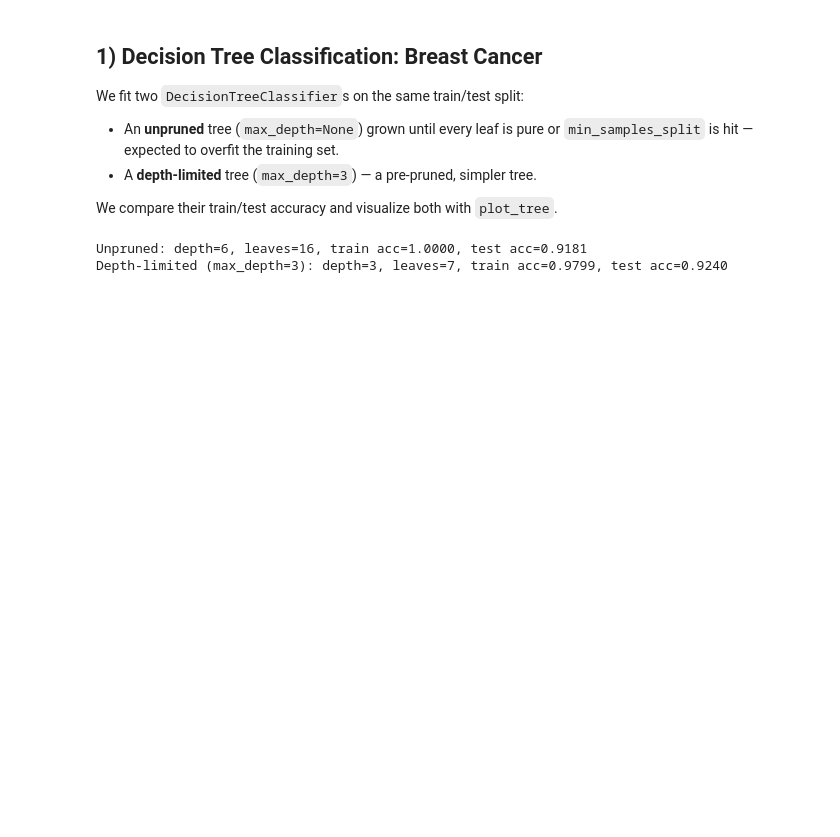
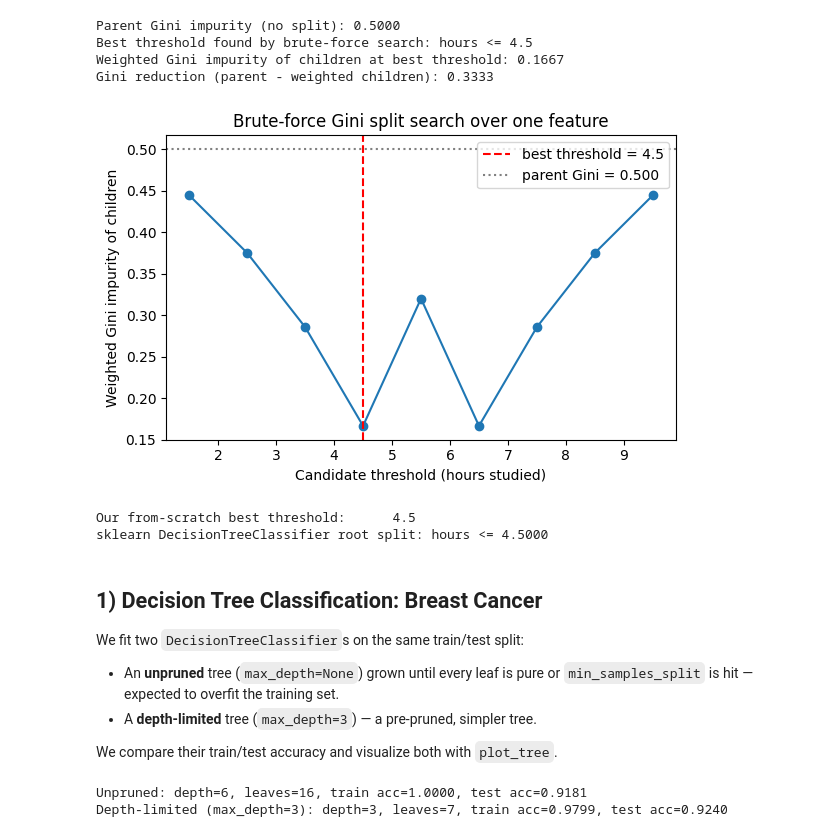
Before and after one commit to yash27007/python-bootcamp, a Jupyter notebook: 05-machine-learning/10-decision-tree/decision-tree.ipynb, the cells around one changed output. Cells and saved outputs as stored; diff of their text form; code cells hidden in the pictures; blank space fills up the shorter version.

Commit message:
Phase 1 Task 4: first-principles retrofit — decision tree, random forest

```diff
--- a/05-machine-learning/10-decision-tree/decision-tree.ipynb
+++ b/05-machine-learning/10-decision-tree/decision-tree.ipynb
@@ -18,3 +30,68 @@ from sklearn.metrics import accuracy_score, mean_squared_error, r2_score
+# %%
+def gini(y):
+    """Gini impurity of a label array: 1 - sum(p_i^2)."""
+    _, counts = np.unique(y, return_counts=True)
+    p = counts / counts.sum()
+    return 1 - np.sum(p ** 2)
+
+
+def weighted_gini_of_split(x_col, y, threshold):
+    """Weighted (by child size) Gini impurity of splitting x_col at `threshold` (x <= threshold -> left)."""
+    left_mask = x_col <= threshold
+    right_mask = ~left_mask
+    n_left, n_right, n = left_mask.sum(), right_mask.sum(), len(y)
+    if n_left == 0 or n_right == 0:
+        return np.inf  # not a real split
+    return (n_left / n) * gini(y[left_mask]) + (n_right / n) * gini(y[right_mask])
+
+
+def best_split_gini(x_col, y):
+    """Search all midpoint thresholds between sorted unique values; return the one with lowest weighted Gini."""
+    candidates = np.unique(x_col)
+    thresholds = (candidates[:-1] + candidates[1:]) / 2
+    scores = np.array([weighted_gini_of_split(x_col, y, t) for t in thresholds])
+    best_idx = np.argmin(scores)
+    return thresholds[best_idx], scores[best_idx], thresholds, scores
+
+
+# Toy dataset: hours studied -> pass(1)/fail(0)
+hours = np.array([1, 2, 3, 4, 5, 6, 7, 8, 9, 10], dtype=float)
+passed = np.array([0, 0, 0, 0, 1, 0, 1, 1, 1, 1])  # note the "6 -> fail" outlier
+
+parent_gini = gini(passed)
+best_t, best_score, thresholds, scores = best_split_gini(hours, passed)
+
+print(f"Parent Gini impurity (no split): {parent_gini:.4f}")
+print(f"Best threshold found by brute-force search: hours <= {best_t}")
+print(f"Weighted Gini impurity of children at best threshold: {best_score:.4f}")
+print(f"Gini reduction (parent - weighted children): {parent_gini - best_score:.4f}")
+# %% [output]
+Parent Gini impurity (no split): 0.5000
+Best threshold found by brute-force search: hours <= 4.5
+Weighted Gini impurity of children at best threshold: 0.1667
+Gini reduction (parent - weighted children): 0.3333
+# %%
+plt.figure(figsize=(6, 4))
+plt.plot(thresholds, scores, marker="o")
+plt.axvline(best_t, color="red", linestyle="--", label=f"best threshold = {best_t}")
+plt.axhline(parent_gini, color="gray", linestyle=":", label=f"parent Gini = {parent_gini:.3f}")
+plt.xlabel("Candidate threshold (hours studied)")
+plt.ylabel("Weighted Gini impurity of children")
+plt.title("Brute-force Gini split search over one feature")
+plt.legend()
+plt.tight_layout()
+plt.show()
+
+# Sanity check: does sklearn's own root-node split agree with our from-scratch search?
+stump = DecisionTreeClassifier(criterion="gini", max_depth=1, random_state=0)
+stump.fit(hours.reshape(-1, 1), passed)
+sklearn_threshold = stump.tree_.threshold[0]
+print(f"Our from-scratch best threshold:      {best_t}")
+print(f"sklearn DecisionTreeClassifier root split: hours <= {sklearn_threshold:.4f}")
+# %% [output]
+[figure, added]
+Our from-scratch best threshold:      4.5
+sklearn DecisionTreeClassifier root split: hours <= 4.5000
 # %% [markdown]
 ## 1) Decision Tree Classification: Breast Cancer
 
```
Also changed, not shown: parts of 2 cells of this notebook, 3 other files.
